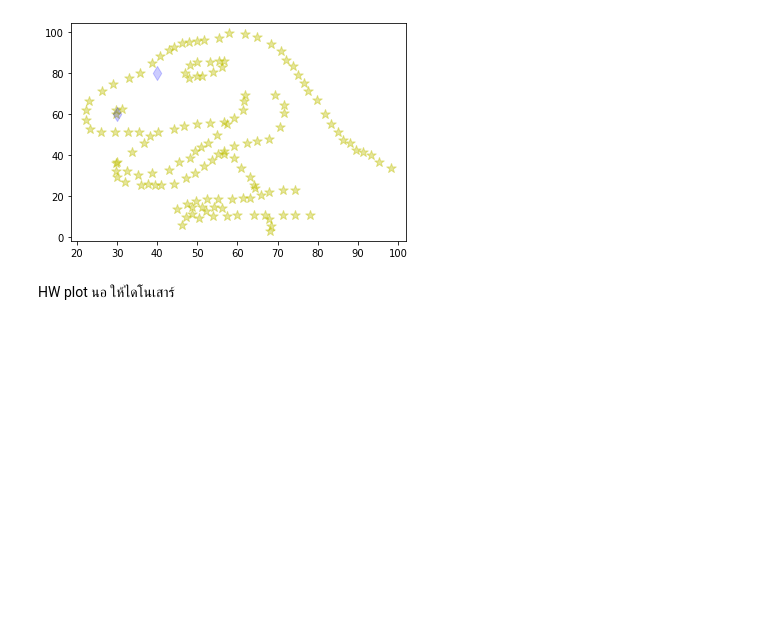
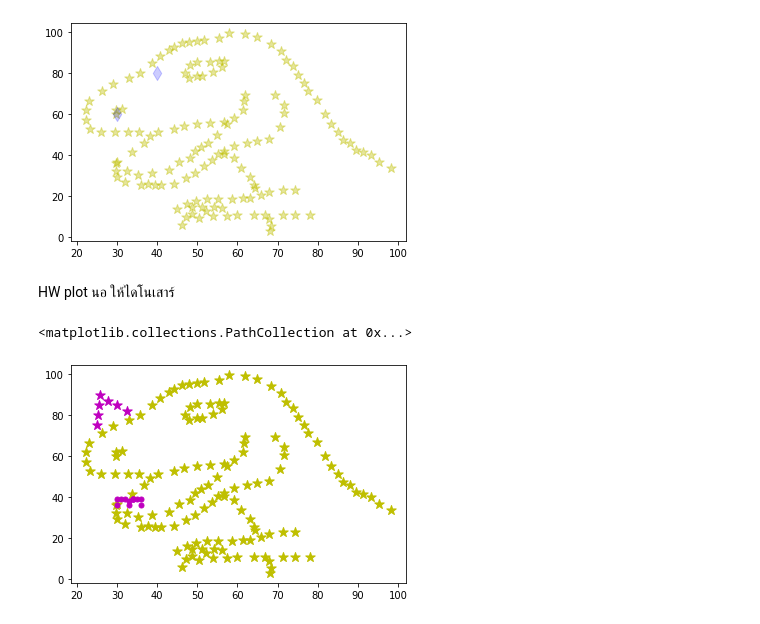
Before and after one commit to Nutsudapenpong/DPDM, a Jupyter notebook: Data102.ipynb, the cells around one changed output. Saved outputs shown, nothing was run; the diff lists cells and outputs as text; code cells hidden in the pictures; blank space fills up the shorter version.

```diff
--- a/Data102.ipynb
+++ b/Data102.ipynb
@@ -177,3 +177,10 @@ plt.scatter([30,40],[60,80],s=100,c='b',marker='d',alpha=0.2)
 [figure]
 # %% [markdown]
 HW plot นอ ให้ไดโนเสาร์
+# %%
+plt.scatter(data['x'],data['y'],s=100,c='y',marker='*')
+plt.scatter([25,25.3,25.6,25.7,27.6,29.9,32.5],[75,80,85,90,87,85,82],s=100,c='m',marker='*')
+plt.scatter([30,30,31,32,33,34,34,34,34,35,36,36,33],[36,39,39,39,36,39,39,39,39,39,39,36,38],s=100,c='m',marker='.')
+# %% [output]
+<matplotlib.collections.PathCollection at 0x...>
+[figure, added]
```
